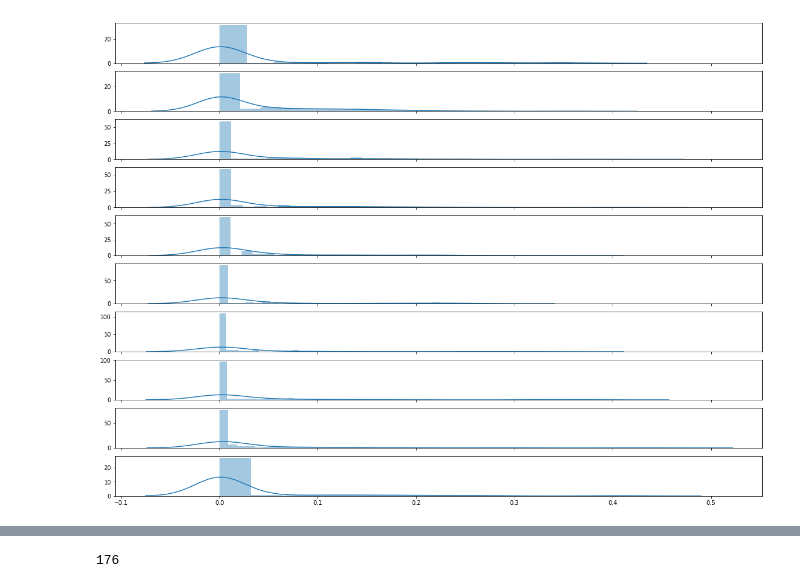
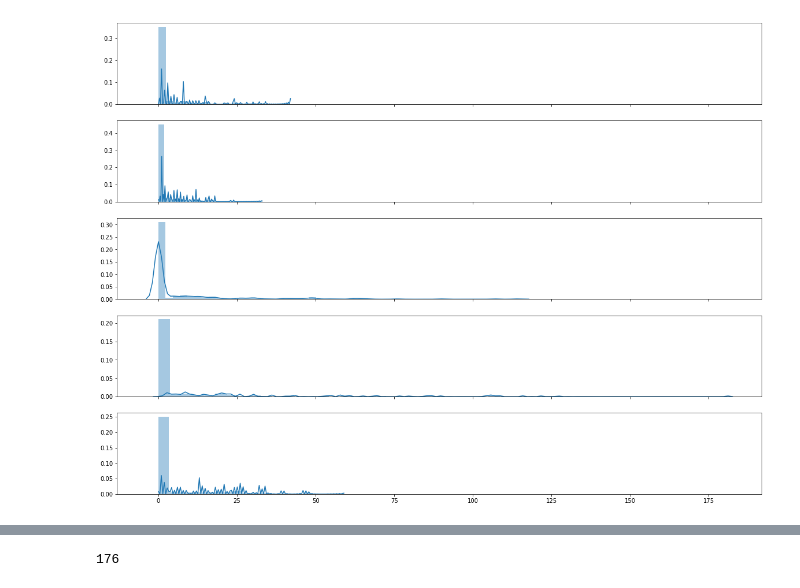
Before and after one commit to Justdjent/crop_field_classification, a Jupyter notebook: notebook/basic_histogram.ipynb, the cells around one changed output, grey strips where cells are left out. Drawn from its saved outputs; the diff is of its cells as text; code cells hidden in the pictures.

Commit message:
added histograms

```diff
--- a/notebook/basic_histogram.ipynb
+++ b/notebook/basic_histogram.ipynb
@@ -173,6 +122,7 @@ array([[ True,  True,  True,  True,  True,  True,  True,  True,  True,
 # %%
-cd = ColorDescriptor([16])
+cd = ColorDescriptor([32])
 
 hists = []
 for img, mask in zip(imgs, masks_bin):
+#     hists.append(cd.describe(img, None))
     hists.append(cd.describe(img, mask.astype(np.uint8)))
@@ -200,0 +129,4 @@ len(hists)
+# %%
+img_diffs = []
+for i in range(len(imgs)):
+    img_diffs.append(np.diff(imgs[i].astype(np.float32), axis=-1))
@@ -200,0 +138,4 @@ len(hists)
+# %%
+hists_1 = np.array(hists)[train_df['Crop_Id_Ne']  == '1']
+hists_8 = np.array(hists)[train_df['Crop_Id_Ne']  == '8']
+hists_9 = np.array(hists)[train_df['Crop_Id_Ne']  == '9']
@@ -200,0 +146,6 @@ len(hists)
+# %%
+some_dst = []
+for i in range(hists_9.shape[0]):
+    dist = chi2_distance(hists_1[0], hists_8[i], eps = 1e-10)
+#     dist = np.linalg.norm(hists_8[0]-hists_8[i])
+    some_dst.append(dist)
@@ -201,8 +191,8 @@ len(hists)
 # %%
 # plot
 
-f, axes = plt.subplots(len(hists[:10]), 1, figsize=(20, 15), sharex=True)
-for num, i in enumerate(hists[110:120]):
+f, axes = plt.subplots(len(hists_8[:5]), 1, figsize=(20, 15), sharex=True)
+for num, i in enumerate(hists_8[:5]):
     sns.distplot(i, ax=axes[num])
 # %% [output]
-[figure, old version]
+[figure, new version]
```
Also changed, not shown: parts of 22 cells of this notebook.
